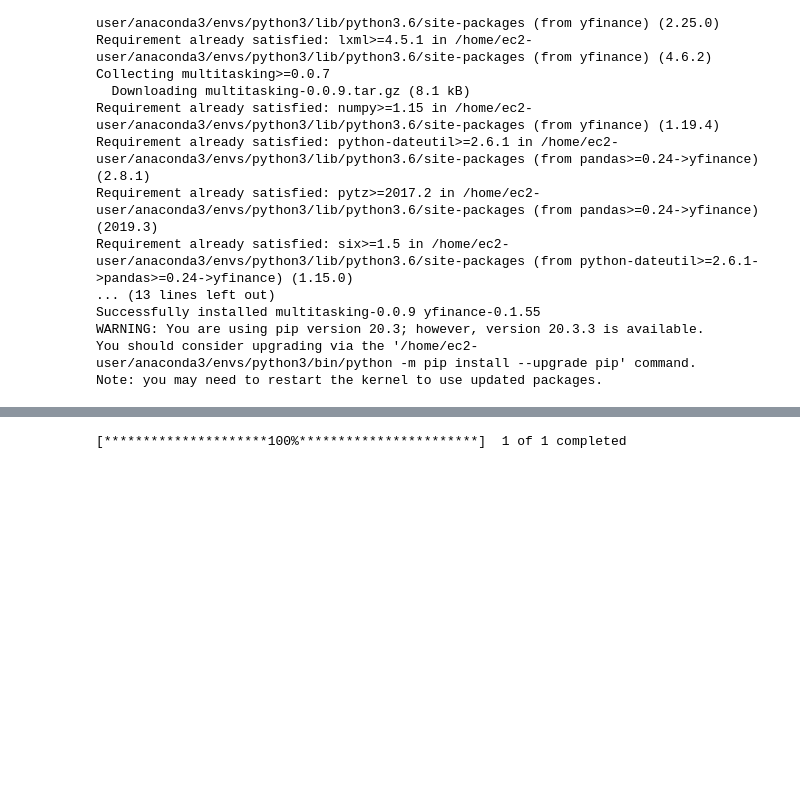
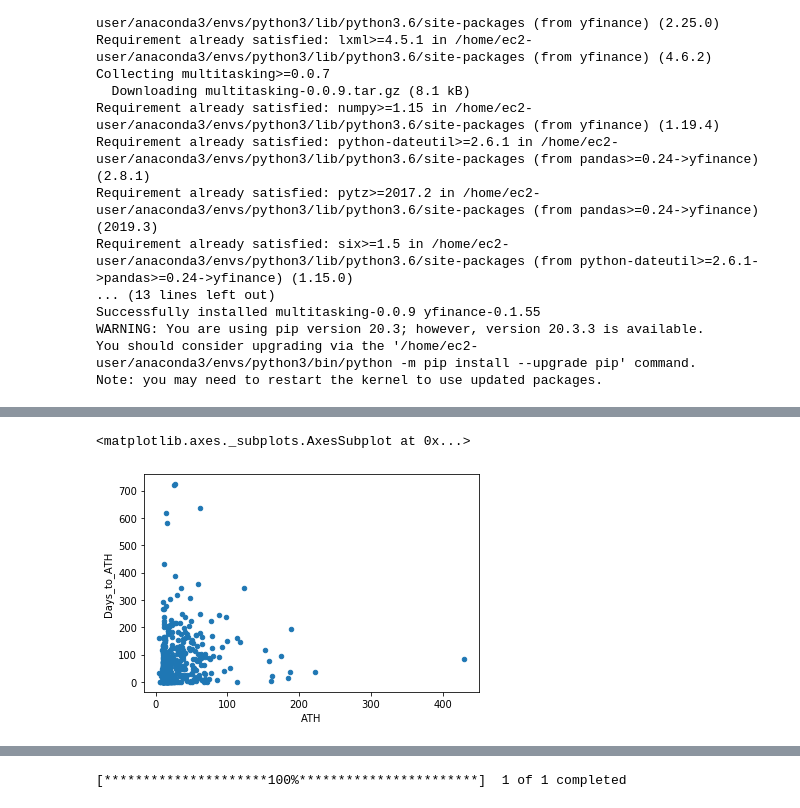
Before and after one commit to samlani03/SA-repo, a Jupyter notebook: YFinance Testing.ipynb, the cells around one changed output, grey strips where cells are left out. Drawn from its saved outputs; the diff is of its cells as text; code cells hidden in the pictures; blank space fills up the shorter version.

```diff
--- a/YFinance Testing.ipynb
+++ b/YFinance Testing.ipynb
@@ -29,0 +33,11 @@ PSTH=yf.Ticker('psth')
+# %%
+#function flag which tickers should be skipped
+#dfmaster = the full list of tickers
+#dfskip = the ones to be flagged
+#returns dfmaster with the dfskip items flagged
+def flag(dfmaster,dfskip):
+    r=dfskip['Ticker'].tolist()
+    for index, row in dfmaster.iterrows():
+        if(row['Ticker'] in r):
+            dfmaster.iloc[index,dfmaster.columns.get_loc('Skip')]='Yes'
+    return dfmaster
@@ -29,0 +73,31 @@ PSTH=yf.Ticker('psth')
+# %%
+#function fill - adds all relevant data to the master dataframe
+
+def fill(df):
+    stocks=df['Ticker'].loc[df['Skip']=='No'].tolist()
+    infodf=pd.DataFrame({"Ticker":[],"Industry":[],"IPO_date":[],"IPO_Price":[],"d1Open":[],"ATH":[],"ATH_Date":[],"ATL":[],"ATL_Date":[], "Days_to_ATH":[], "Days_to_ATL":[], "Low_Before_ATH":[]})
+
+    for stock in stocks:
+        print("running " + stock)
+        try:
+            info = yf.download(stock, start=datetime.strptime(getIPODate(stock),'%d-%b-%y'), end=date.today())
+        except:
+            print("Issue getting historical data for: " + stock)
+        try:
+            info2= yf.Ticker(stock)
+            industry=info2.info['industry']
+        except:
+            print("Issue with Industry - setting to N/A")
+            industry="n/a"
+
+        try:
+            temp=pd.DataFrame({"Ticker":[],"Industry":[],"IPO_date":[], "IPO_Price":[], "d1Open":[],"ATH":[],"ATH_Date":[],"ATL":[],"ATL_Date":[], "Days_to_ATH":[], "Days_to_ATL":[], "Low_Before_ATH":[]})
+            temp.loc[stock]=[stock]+[industry]+[getIPODate(stock)]+[getIPOPrice(stock)]+[getd1Open(info)]+[getAllTimeHigh(info)[0]]+[getAllTimeHigh(info)[1]]+[getAllTimeLow(info)[0]]+[getAllTimeLow(info)[1]]+[getDaysATH(info)]+[getDaysATL(info)]+[getLowBeforeATH(info)[0]]
+            infodf=infodf.append(temp)
+        except:
+            print("Different issue " + stock + " not added")
+
+    return infodf
+# %%
+df=flag(orig,skips)
+df=fill(df)
@@ -29,0 +147,5 @@ PSTH=yf.Ticker('psth')
+# %%
+df.plot.scatter(x='ATH', y='Days_to_ATH')
+# %% [output]
+<matplotlib.axes._subplots.AxesSubplot at 0x...>
+[figure, added]
```
Also changed, not shown: parts of 31 cells of this notebook, 2 other files.
